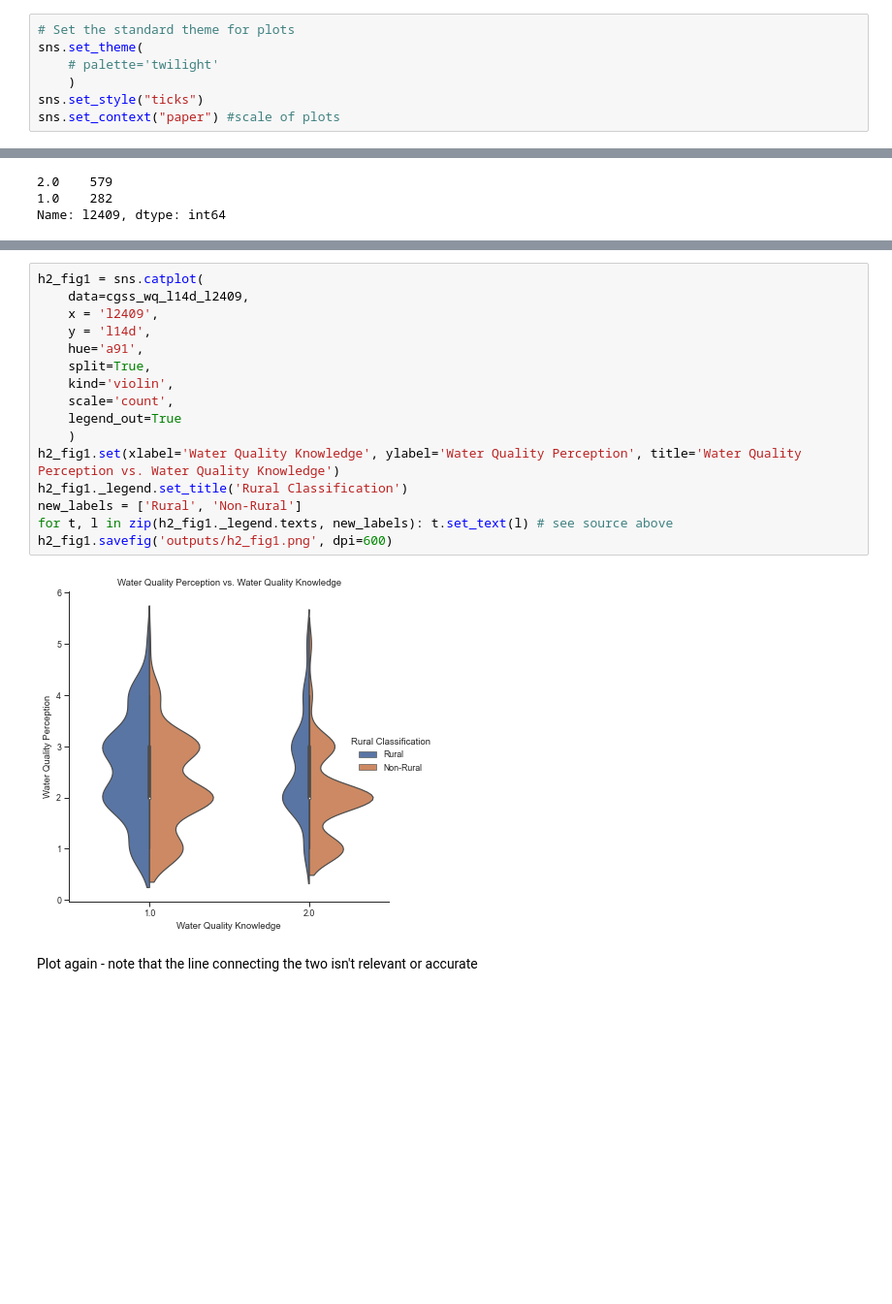
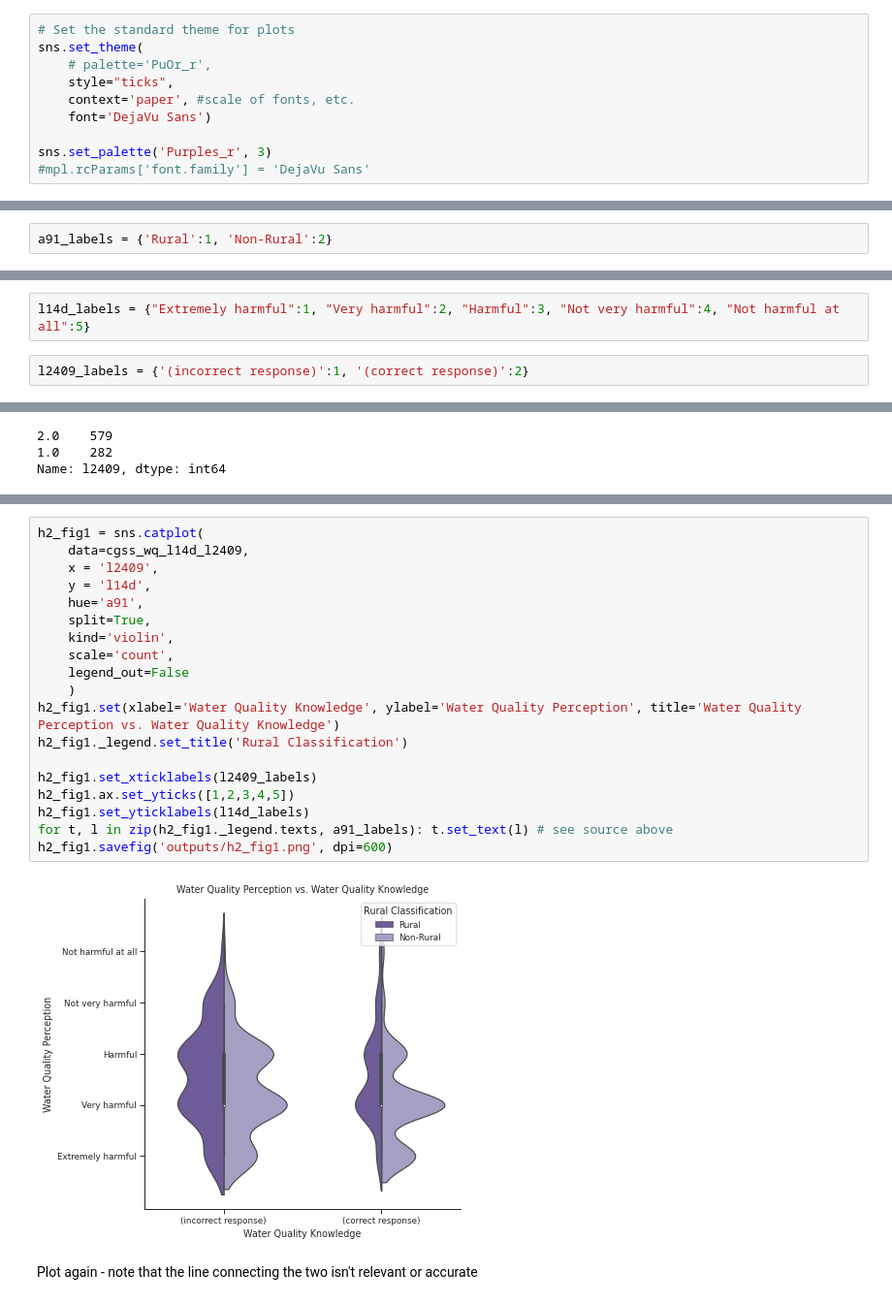
Before and after one commit to wrynearson/china-water, a Jupyter notebook: src/thesis_analysis_pure.ipynb, the cells around one changed output, grey strips where cells are left out. Shown at 97% size. Drawn from its saved outputs; the diff is of its cells as text; blank space fills up the shorter version.

```diff
--- a/src/thesis_analysis_pure.ipynb
+++ b/src/thesis_analysis_pure.ipynb
@@ -48,10 +48,13 @@ pd.set_option('display.max_columns', None)
 # %%
 # Set the standard theme for plots
 sns.set_theme(
-    # palette='twilight'
-    )
-sns.set_style("ticks")
-sns.set_context("paper") #scale of plots
+    # palette='PuOr_r',
+    style="ticks",
+    context='paper', #scale of fonts, etc.
+    font='DejaVu Sans')
+
+sns.set_palette('Purples_r', 3)
+#mpl.rcParams['font.family'] = 'DejaVu Sans'
 # %% [markdown]
 Load CGSS (social survey) data from a Stata file
 # %%
@@ -129,0 +138,2 @@ a7a_labels = {'No Education':1, 'Private School':2, 'Primary School':3, 'Junior
+# %%
+a91_labels = {'Rural':1, 'Non-Rural':2}
@@ -130,3 +146,7 @@ a7a_labels = {'No Education':1, 'Private School':2, 'Primary School':3, 'Junior
+# %%
+l14d_labels = {"Extremely harmful":1, "Very harmful":2, "Harmful":3, "Not very harmful":4, "Not harmful at all":5}
+# %%
+l2409_labels = {'(incorrect response)':1, '(correct response)':2}
 # %% [markdown]
 ---
 # %% [markdown]
@@ -203,20 +227,23 @@ Now, plot: (`l2409==2` is the correct answer)
 # %%
 h2_fig1 = sns.catplot(
     data=cgss_wq_l14d_l2409,
     x = 'l2409',
     y = 'l14d',
     hue='a91',
     split=True,
     kind='violin',
     scale='count',
-    legend_out=True
+    legend_out=False
     )
 h2_fig1.set(xlabel='Water Quality Knowledge', ylabel='Water Quality Perception', title='Water Quality Perception vs. Water Quality Knowledge')
 h2_fig1._legend.set_title('Rural Classification')
-new_labels = ['Rural', 'Non-Rural']
-for t, l in zip(h2_fig1._legend.texts, new_labels): t.set_text(l) # see source above
+
+h2_fig1.set_xticklabels(l2409_labels)
+h2_fig1.ax.set_yticks([1,2,3,4,5])
+h2_fig1.set_yticklabels(l14d_labels)
+for t, l in zip(h2_fig1._legend.texts, a91_labels): t.set_text(l) # see source above
 h2_fig1.savefig('outputs/h2_fig1.png', dpi=600)
 # %% [output]
-[figure, old version]
+[figure, new version]
 # %% [markdown]
 Plot again - note that the line connecting the two isn't relevant or accurate
```
Also changed, not shown: parts of 43 cells of this notebook, 32 other files.
